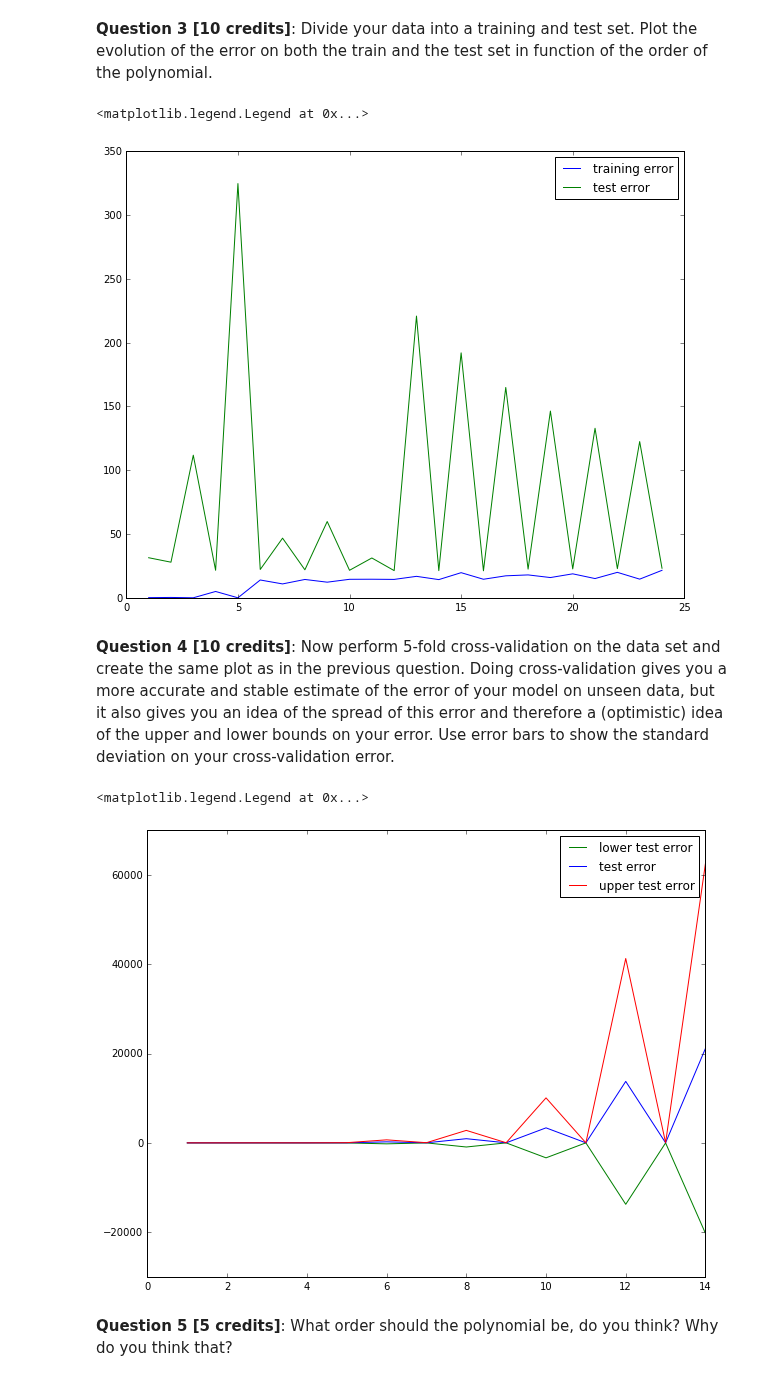
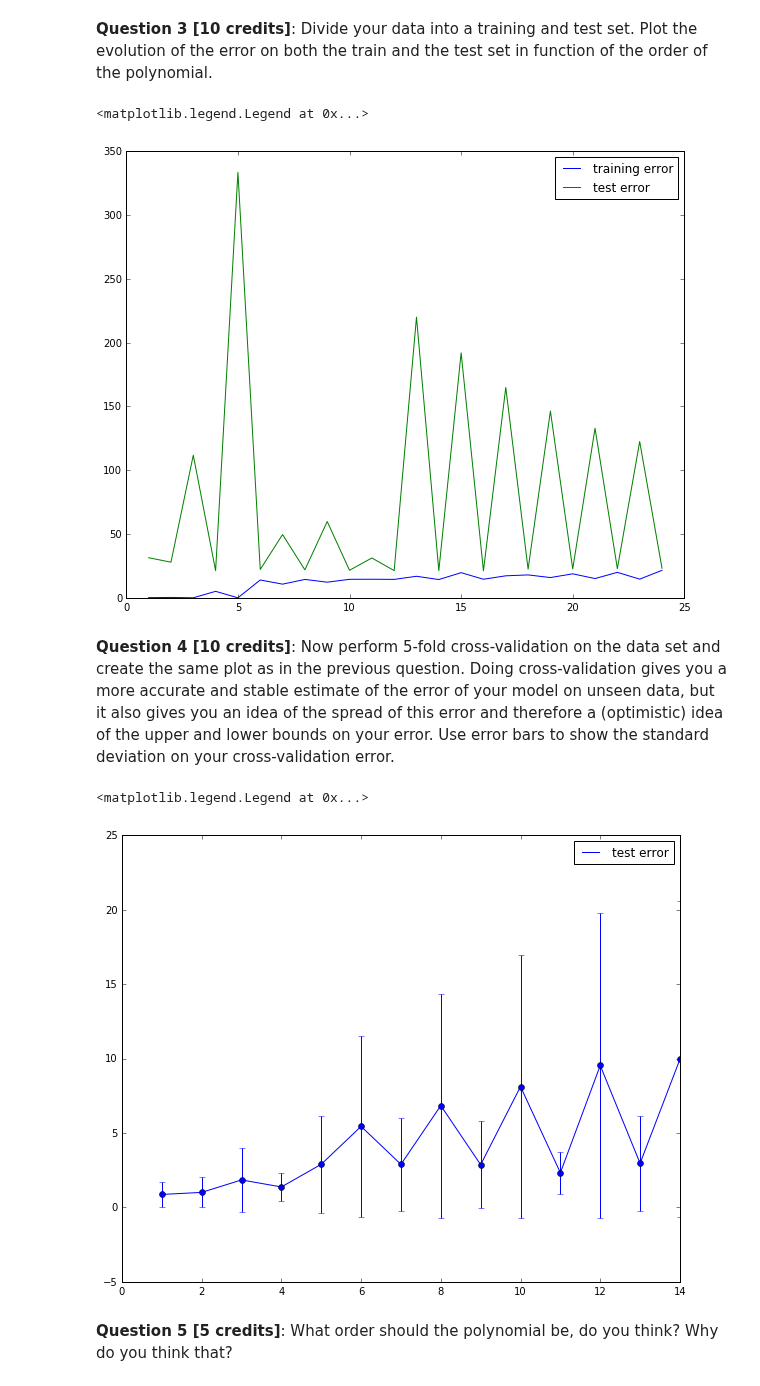
Before and after one commit to thomasbrus/machine-learning, a Jupyter notebook: practicum/week-3/lab-3.ipynb, the cells around one changed output. Drawn from its saved outputs; the diff is of its cells as text; code cells hidden in the pictures.

Commit message:
Fixed bug in optimiseDisc, finished question 5

```diff
--- a/practicum/week-3/lab-3.ipynb
+++ b/practicum/week-3/lab-3.ipynb
@@ -73,13 +73,12 @@ Such a polynomial function is a function of the type $y = w_0 + w_1 x + w_2 x^2
 # %%
 #### Your answer to Q1 comes here
 
-from itertools import combinations_with_replacement
+from itertools import combinations_with_replacement as cwr
 import numpy as np
 
 def features(inputs, n):
     if (n == 0): return [1]
-    combinations = list(combinations_with_replacement(inputs, n))
-    return features(inputs, n - 1) + map(np.prod, combinations)
+    return features(inputs, n - 1) + map(np.prod, cwr(inputs, n))
 
 print features([4, 6], 3)
 # %% [output]
@@ -199,7 +197,7 @@ def errors(inputs, labels, order=1, folds=2, test_sample=1):
     transformed_training_inputs = map(lambda inputs: features(inputs, order), training_inputs)
     transformed_test_inputs = map(lambda inputs: features(inputs, order), test_inputs)
 
-    weights, training_error = optimiseDisc(weights, transformed_training_inputs, training_labels, order, maxrun=1000)
+    weights, training_error = optimiseDisc(weights, transformed_training_inputs, training_labels, maxrun=1000)
     test_error = errorfun(weights, transformed_test_inputs, test_labels)
 
     return (training_error, test_error)
@@ -220,33 +218,30 @@ plt.plot(orders, ys2, 'green', label='test error')
 plt.legend()
 # %% [output]
 <matplotlib.legend.Legend at 0x...>
-[figure, old version]
+[figure, new version]
 # %% [markdown]
 
 **Question 4 [10 credits]**: Now perform 5-fold cross-validation on the data set and create the same plot as in the previous question. Doing cross-validation gives you a more accurate and stable estimate of the error of your model on unseen data, but it also gives you an idea of the spread of this error and therefore a (optimistic) idea of the upper and lower bounds on your error. Use error bars to show the standard deviation on your cross-validation error.
 # %%
+from math import log
+
 orders = range(1, 15)
-
 k = 5
-
-lower_ys = []
-average_ys = []
-upper_ys = []
+ys = []
+stds = []
 
 for order in orders:
     test_errors = [errors(inputs, labels, order=order, folds=k, test_sample=i)[1].item(0, 0) for i in range(k)]
+    ys += [np.mean(test_errors)]
+    stds += [np.std(test_errors)]
 
-    lower_ys += [np.mean(test_errors) - np.std(test_errors)]
-    average_ys += [np.mean(test_errors)]
-    upper_ys += [np.mean(test_errors) + np.std(test_errors)]
-
-plt.plot(orders, lower_ys, 'green', label='lower test error')
-plt.plot(orders, average_ys, 'blue', label='test error')
-plt.plot(orders, upper_ys, 'red', label='upper test error')
+# Use log instead of linear scale
+plt.plot(orders, map(log, ys), 'blue', label='test error')
+plt.errorbar(orders, map(log, ys), map(log, stds), fmt='o')
 
 plt.legend()
 # %% [output]
 <matplotlib.legend.Legend at 0x...>
-[figure, old version]
+[figure, new version]
 # %% [markdown]
 **Question 5 [5 credits]**: What order should the polynomial be, do you think? Why do you think that?
```
Also changed, not shown: parts of 4 cells of this notebook.
